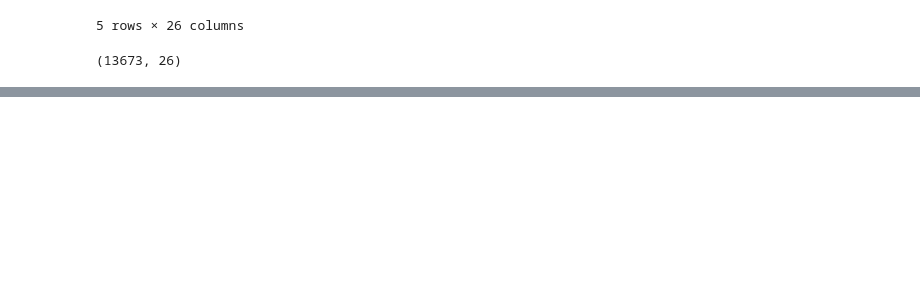
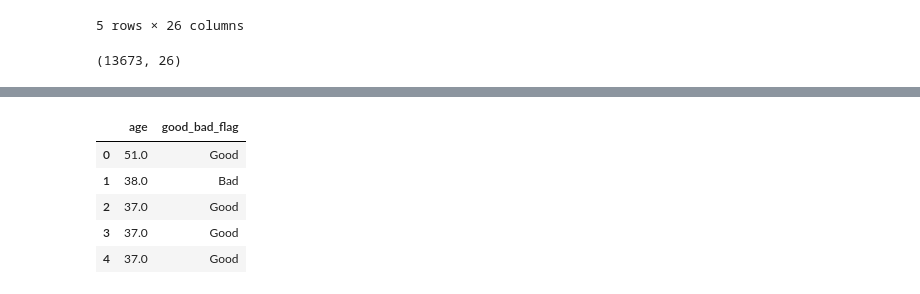
Before and after one commit to kakopo/loan-default-prediction-challenge-group-8, a Jupyter notebook: jupyter_notebook/data_analysis.ipynb, the cells around one changed output, grey strips where cells are left out. Saved outputs shown, nothing was run; the diff lists cells and outputs as text; code cells hidden in the pictures; blank space fills up the shorter version.

```diff
--- a/jupyter_notebook/data_analysis.ipynb
+++ b/jupyter_notebook/data_analysis.ipynb
@@ -323,0 +379,10 @@ memory usage: 2.7+ MB
+# %%
+age_pred = loan_data[['age','good_bad_flag']]
+age_pred.head()
+# %% [output]
+|  | age | good_bad_flag |
+| 0 | 51.0 | Good |
+| 1 | 38.0 | Bad |
+| 2 | 37.0 | Good |
+| 3 | 37.0 | Good |
+| 4 | 37.0 | Good |
```
Also changed, not shown: parts of 14 cells of this notebook.
